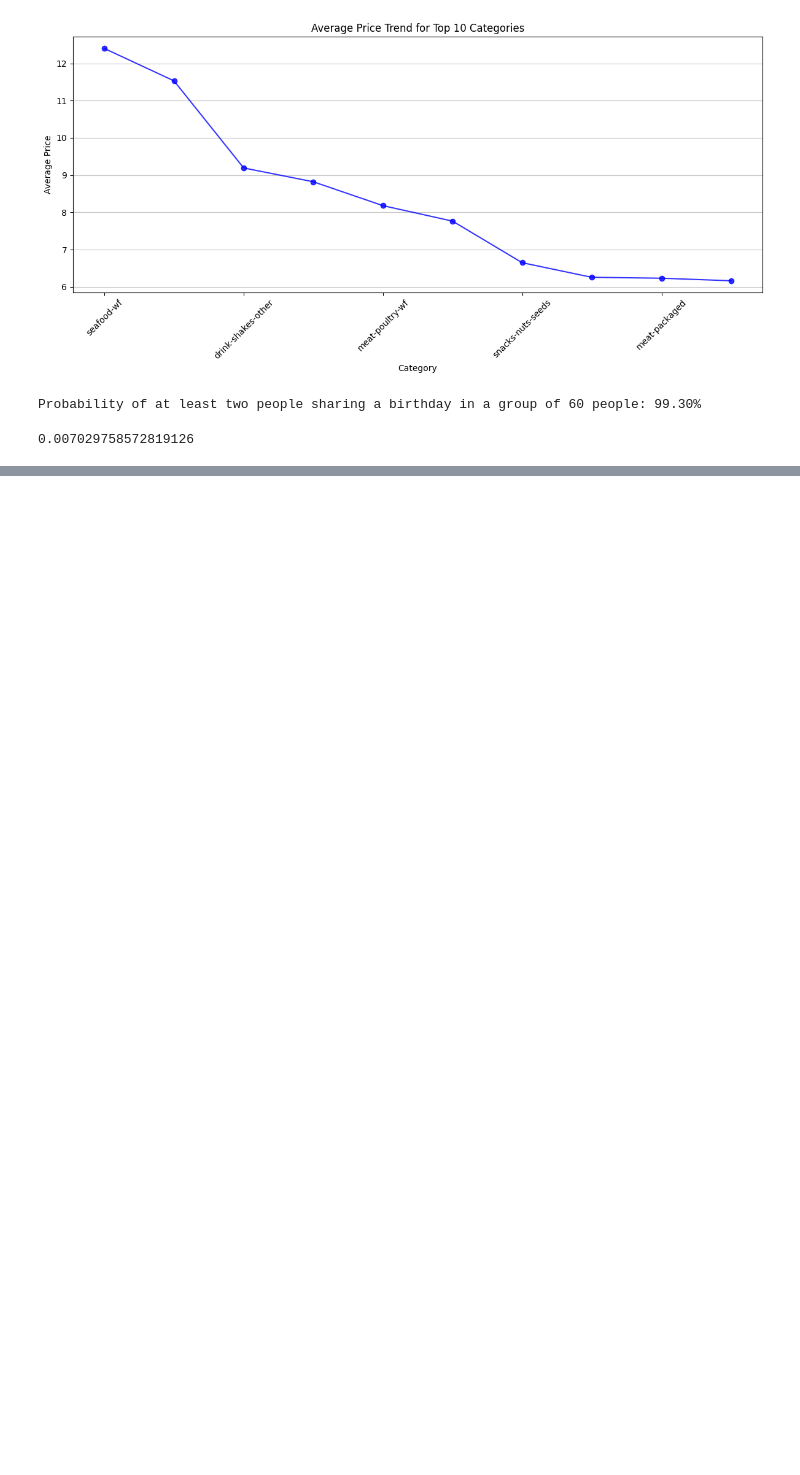
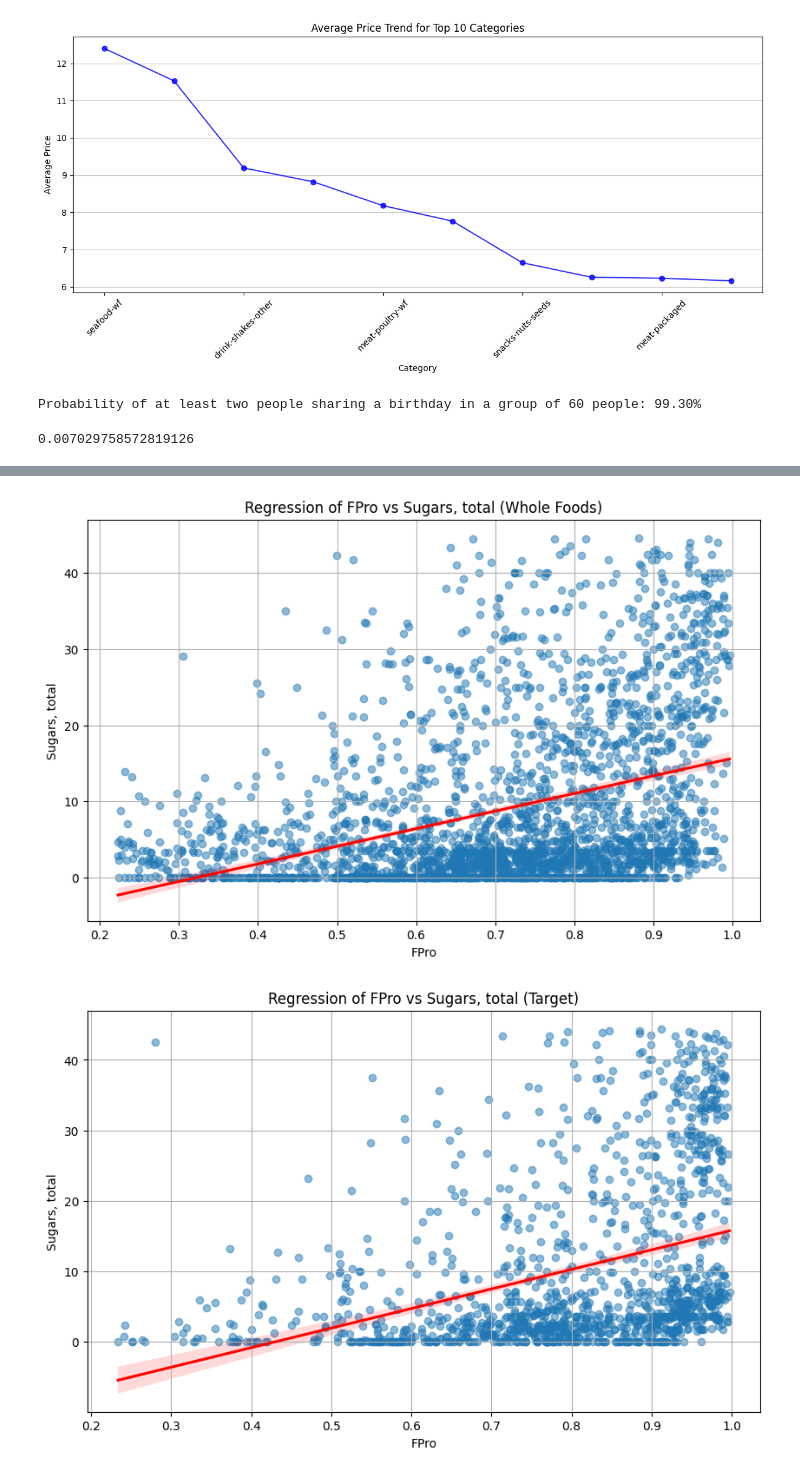
Before and after one commit to KrazyKats/dsc_106, a Jupyter notebook: Proj 1/proj1.ipynb, the cells around one changed output, grey strips where cells are left out. Drawn from its saved outputs; the diff is of its cells as text; code cells hidden in the pictures; blank space fills up the shorter version.

```diff
--- a/Proj 1/proj1.ipynb
+++ b/Proj 1/proj1.ipynb
@@ -175,0 +160,13 @@ Estimated probability that 3 points lie within a semicircle: 0.7497
+# %%
+# check if grocerydb.csv exists
+if not os.path.exists('grocerydb.csv'):
+    print("grocerydb.csv not found")
+    sys.exit(1)
+
+# read grocerydb.csv into pandas dataframe
+df = pd.read_csv('grocerydb.csv', encoding='utf-8', dtype=str)
+df["Sugars, total"] = df["Sugars, total"].str.replace("g", "").astype(float)
+df["Fiber, total dietary"] = df["Fiber, total dietary"].str.replace("g", "").astype(float)
+df["FPro"] = df["FPro"].str.replace("g", "").astype(float)
+df["Sodium"] = df["Sodium"].str.replace("mg", "").astype(float)
+df.head()
@@ -175,0 +180,43 @@ Estimated probability that 3 points lie within a semicircle: 0.7497
+# %%
+import seaborn as sns
+
+# Define a function to filter out outliers using IQR
+def filter_outliers(df, column):
+    Q1 = df[column].quantile(0.25)
+    Q3 = df[column].quantile(0.75)
+    IQR = Q3 - Q1
+    lower_bound = Q1 - 1.5 * IQR
+    upper_bound = Q3 + 1.5 * IQR
+    return df[(df[column] >= lower_bound) & (df[column] <= upper_bound)]
+
+# Group by brands and category, aggregating by mean
+df_grouped = df.groupby(['brand', 'category', 'store'])[['FPro', 'Sugars, total']].mean().reset_index()
+
+# Filter out outliers for FPro and Sugars, total
+df_filtered = filter_outliers(df_grouped, 'FPro')
+df_filtered = filter_outliers(df_filtered, 'Sugars, total')
+
+# Filter data for Whole Foods and Target
+df_whole_foods = df_filtered[df_filtered['store'] == 'WholeFoods']
+df_target = df_filtered[df_filtered['store'] == 'Target']
+
+# Plot regression for Whole Foods
+plt.figure(figsize=(10, 6))
+sns.regplot(x='FPro', y='Sugars, total', data=df_whole_foods, scatter_kws={'alpha': 0.5}, line_kws={'color': 'red'})
+plt.title('Regression of FPro vs Sugars, total (Whole Foods)')
+plt.xlabel('FPro')
+plt.ylabel('Sugars, total')
+plt.grid(True)
+plt.show()
+
+# Plot regression for Target
+plt.figure(figsize=(10, 6))
+sns.regplot(x='FPro', y='Sugars, total', data=df_target, scatter_kws={'alpha': 0.5}, line_kws={'color': 'red'})
+plt.title('Regression of FPro vs Sugars, total (Target)')
+plt.xlabel('FPro')
+plt.ylabel('Sugars, total')
+plt.grid(True)
+plt.show()
+# %% [output]
+[figure, added]
+[figure, added]
```
Also changed, not shown: parts of 8 cells of this notebook, 1 other file.
